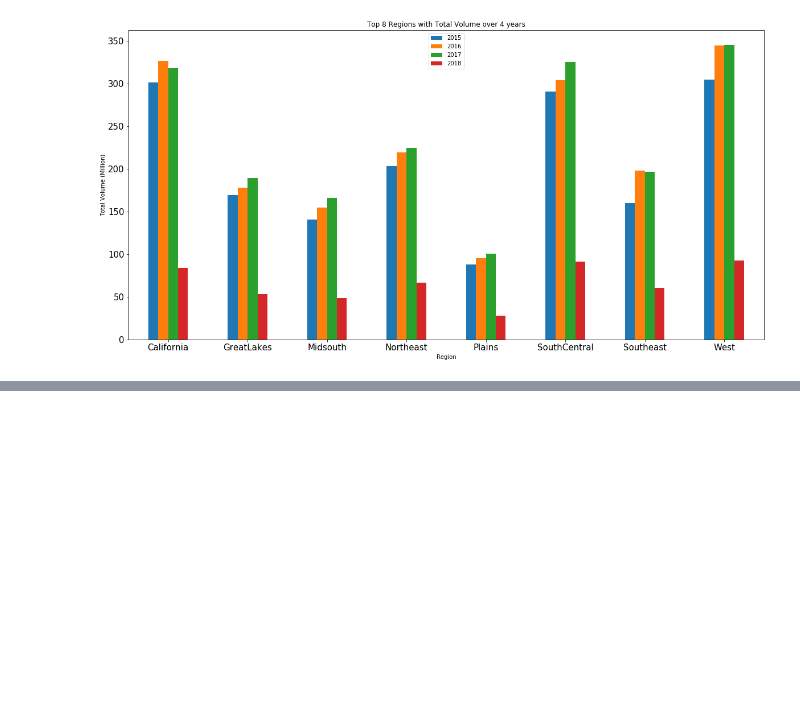
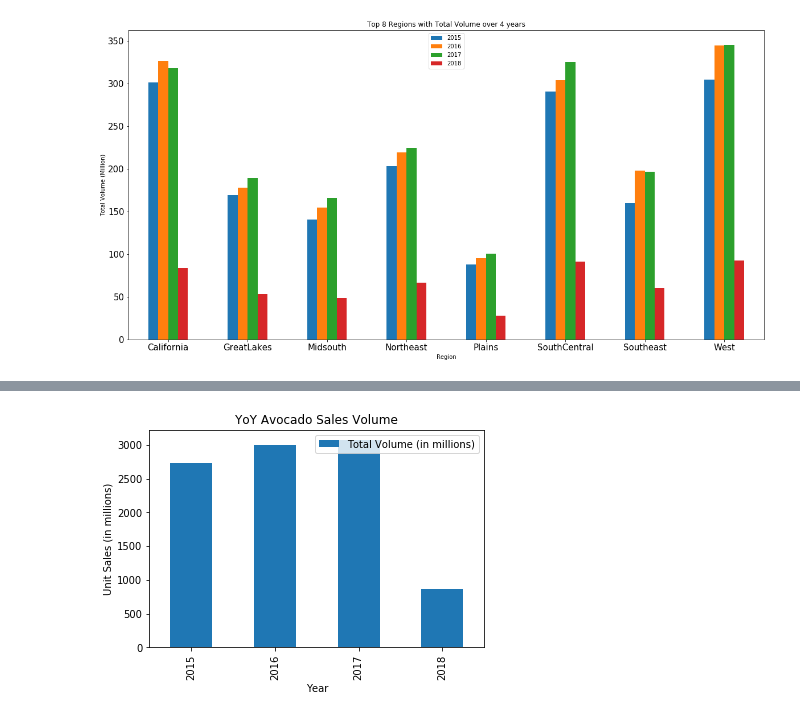
Before and after one commit to busy0312/Porject-1_-Team5, a Jupyter notebook: Avocado_Data Analysis.ipynb, the cells around one changed output, grey strips where cells are left out. Cells and saved outputs as stored; diff of their text form; code cells hidden in the pictures; blank space fills up the shorter version.

```diff
--- a/Avocado_Data Analysis.ipynb
+++ b/Avocado_Data Analysis.ipynb
@@ -274,0 +289,13 @@ ax.set(title="Top 8 Regions with Total Volume over 4 years",ylabel='Total Volume
+# %%
+# Group data by year
+year_view = avocado_data.groupby(["Year"])
+
+# Calculations for analysis
+total_volume = year_view["Total Volume"].sum()/1000000
+
+# YoY Analysis data frame
+YOY_df = pd.DataFrame({
+    "Total Volume (in millions)": total_volume,
+    })
+
+YOY_df.head()
@@ -274,0 +309,12 @@ ax.set(title="Top 8 Regions with Total Volume over 4 years",ylabel='Total Volume
+# %%
+# Generate a bar plot showing YoY trends
+YOY_df.plot(kind ="bar", title = "YoY Avocado Sales Volume")
+
+# Label x-axis
+plt.xlabel("Year")
+plt.ylabel("Unit Sales (in millions)")
+
+# Show pandas bar plot
+plt.show()
+# %% [output]
+[figure, added]
```
Also changed, not shown: parts of 16 cells of this notebook.
